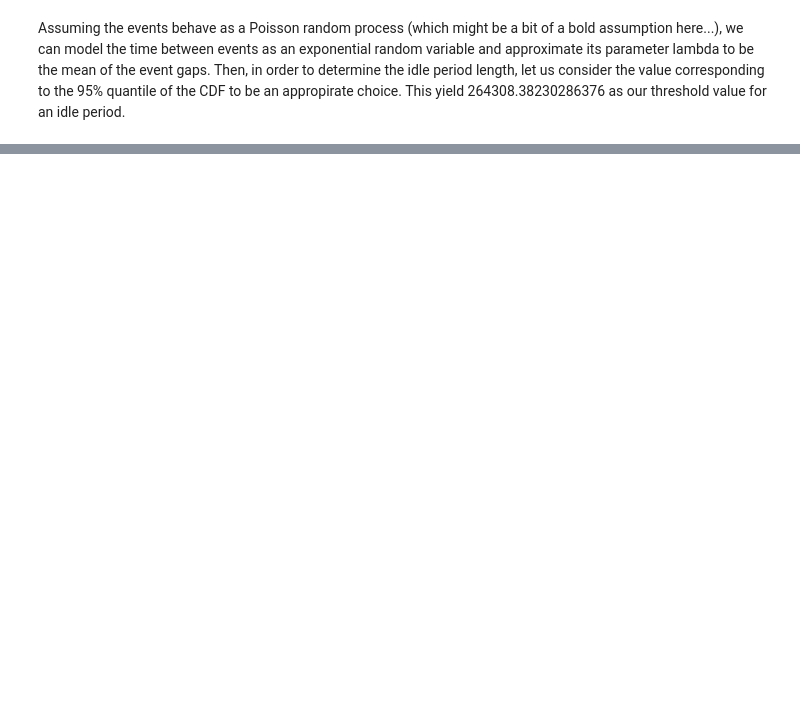
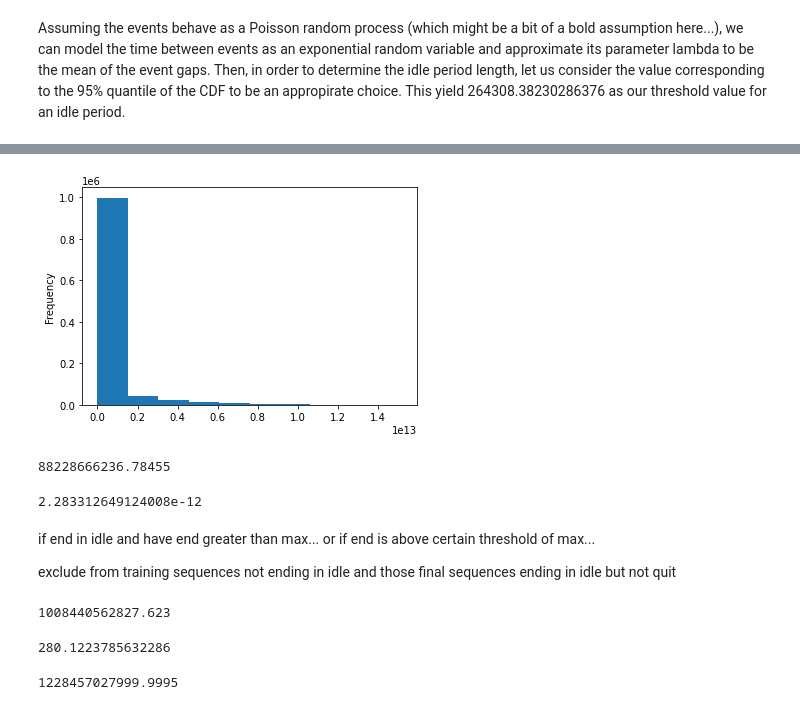
Before and after one commit to Data-ScienceHub/ETM, a Jupyter notebook: Code/IdleSequenceLengths.ipynb, the cells around one changed output, grey strips where cells are left out. Drawn from its saved outputs; the diff is of its cells as text; code cells hidden in the pictures; blank space fills up the shorter version.

```diff
--- a/Code/IdleSequenceLengths.ipynb
+++ b/Code/IdleSequenceLengths.ipynb
@@ -74,0 +105,45 @@ Assuming the events behave as a Poisson random process (which might be a bit of
+# %%
+maxdiff_list = []
+for user in users:
+    event_times = user_seqs.get_group(user).CREATED
+    # Calculating difference list
+    temp = []
+    for x, y in zip(event_times[0::], event_times[1::]):
+        xt = datetime.strptime(' '.join(x.split('T'))[:22], '%Y-%m-%d %H:%M:%S.%f')
+        yt = datetime.strptime(' '.join(y.split('T'))[:22], '%Y-%m-%d %H:%M:%S.%f')
+        temp.append(yt-xt)
+    if temp:
+        maxdiff_list.append(np.max(temp))
+# %%
+max_gaps = pd.DataFrame({'Time': maxdiff_list})
+# %%
+max_gaps = max_gaps.Time.astype('timedelta64[us]')#[time_gaps.Time.astype('timedelta64[s]') > 60*60*24]
+max_gaps.plot.hist();
+# %% [output]
+[figure, added]
+# %%
+maxexp_mean = max_gaps.mean()
+print(exp_mean)
+maxlam = 1/maxexp_mean
+maxlam
+# %% [output]
+88228666236.78455
+2.283312649124008e-12
+# %% [markdown]
+if end in idle and have end greater than max... or if end is above certain threshold of max...
+
+exclude from training sequences not ending in idle and those final sequences ending in idle but not quit
+# %%
+quit = -maxexp_mean*np.log(0.1)
+quit
+# %% [output]
+1008440562827.623
+# %%
+hours = quit/(60*60*1000000)
+hours
+# %% [output]
+280.1223785632286
+# %%
+max_gaps.quantile(0.9)
+# %% [output]
+1228457027999.9995
```
Also changed, not shown: parts of 24 cells of this notebook.
